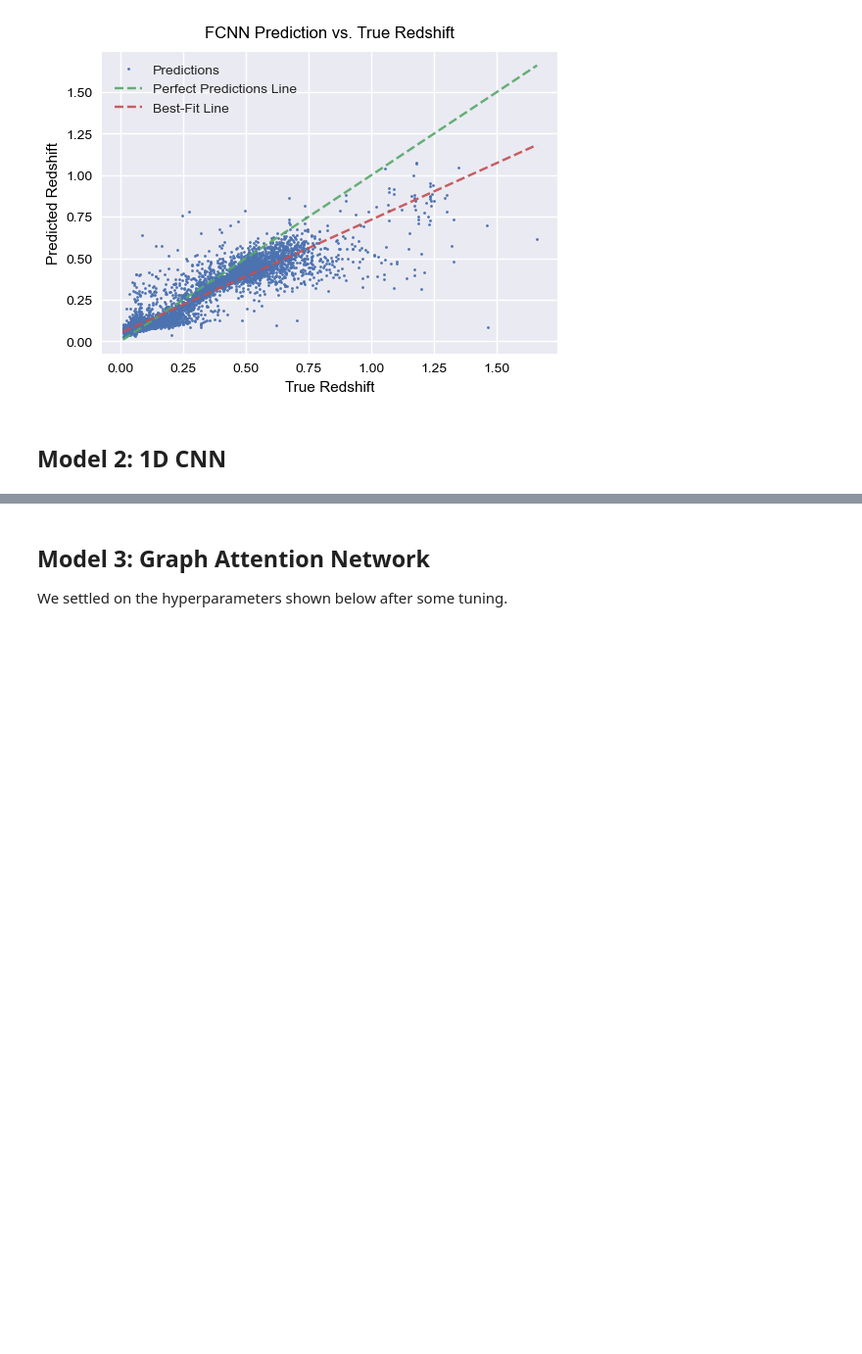
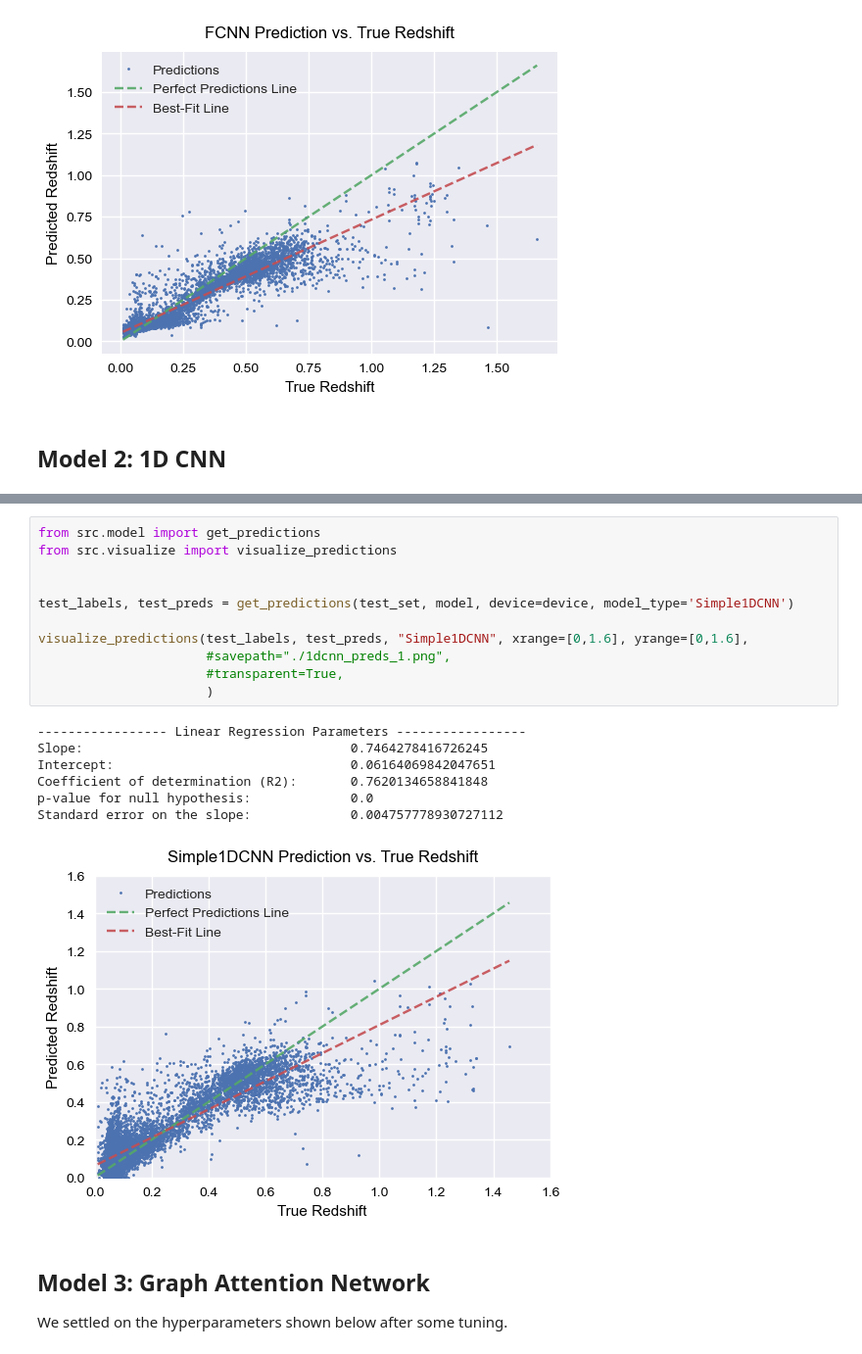
Before and after one commit to baron-de-montblanc/PHYS2550-Final-Project, a Jupyter notebook: workbook.ipynb, the cells around one changed output, grey strips where cells are left out. Shown: that part at 98% size. Cells and saved outputs as stored; diff of their text form; blank space fills up the shorter version.

```diff
--- a/workbook.ipynb
+++ b/workbook.ipynb
@@ -290,3 +303,22 @@ plot_loss(loss_list, val_loss_list)
+# %%
+from src.model import get_predictions
+from src.visualize import visualize_predictions
+
+
+test_labels, test_preds = get_predictions(test_set, model, device=device, model_type='Simple1DCNN')
+
+visualize_predictions(test_labels, test_preds, "Simple1DCNN", xrange=[0,1.6], yrange=[0,1.6],
+                      #savepath="./1dcnn_preds_1.png",
+                      #transparent=True,
+                      )
+# %% [output]
+----------------- Linear Regression Parameters -----------------
+Slope:                                   0.7464278416726245
+Intercept:                               0.06164069842047651
+Coefficient of determination (R2):       0.7620134658841848
+p-value for null hypothesis:             0.0
+Standard error on the slope:             0.004757778930727112
+[figure, added]
 # %% [markdown]
 ## Model 3: Graph Attention Network
 
```
Also changed, not shown: parts of 6 cells of this notebook, 1 other file.
